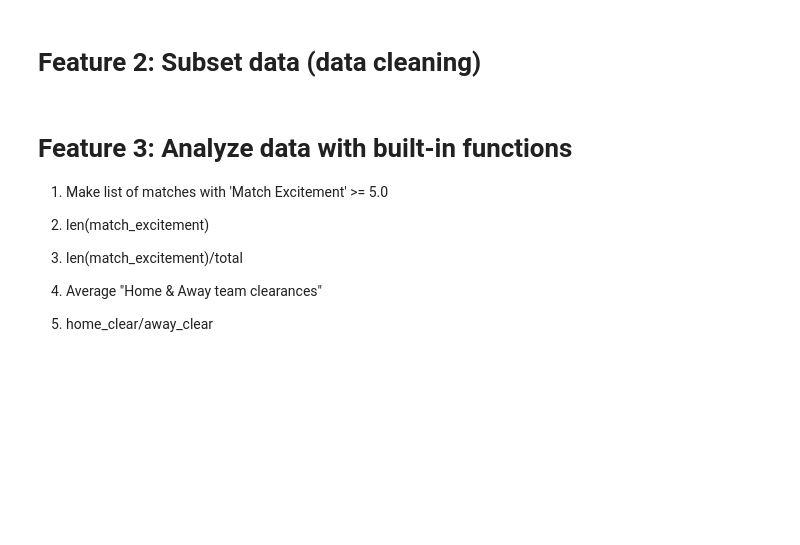
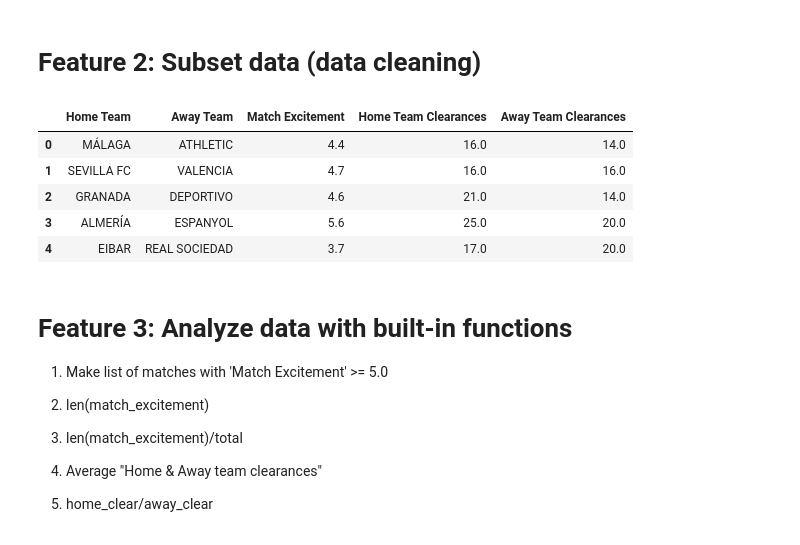
Before and after one commit to cdholman/FCBarcelona, a Jupyter notebook: Barca stats.ipynb, the cells around one changed output. Drawn from its saved outputs; the diff is of its cells as text; code cells hidden in the pictures; blank space fills up the shorter version.

```diff
--- a/Barca stats.ipynb
+++ b/Barca stats.ipynb
@@ -22,6 +23,16 @@ data.head()
 5 rows × 41 columns
 # %% [markdown]
 # Feature 2: Subset data (data cleaning)
+# %%
+analysis = data[["Home Team","Away Team", "Match Excitement", "Home Team Clearances", "Away Team Clearances"]]
+analysis.head()
+# %% [output]
+|  | Home Team | Away Team | Match Excitement | Home Team Clearances | Away Team Clearances |
+| 0 | MÁLAGA | ATHLETIC | 4.4 | 16.0 | 14.0 |
+| 1 | SEVILLA FC | VALENCIA | 4.7 | 16.0 | 16.0 |
+| 2 | GRANADA | DEPORTIVO | 4.6 | 21.0 | 14.0 |
+| 3 | ALMERÍA | ESPANYOL | 5.6 | 25.0 | 20.0 |
+| 4 | EIBAR | REAL SOCIEDAD | 3.7 | 17.0 | 20.0 |
 # %% [markdown]
 # Feature 3: Analyze data with built-in functions
 
```
Also changed, not shown: parts of 4 cells of this notebook.
